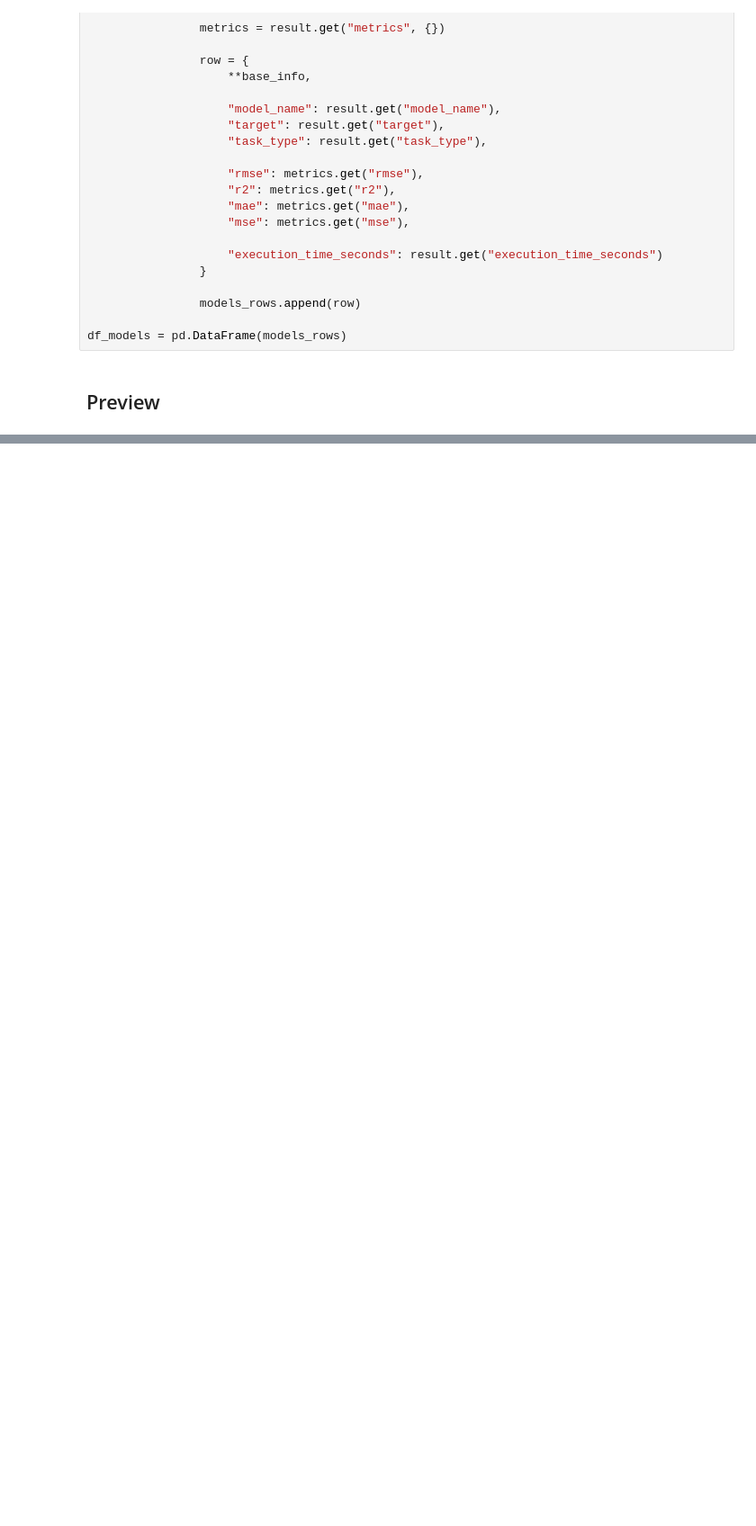
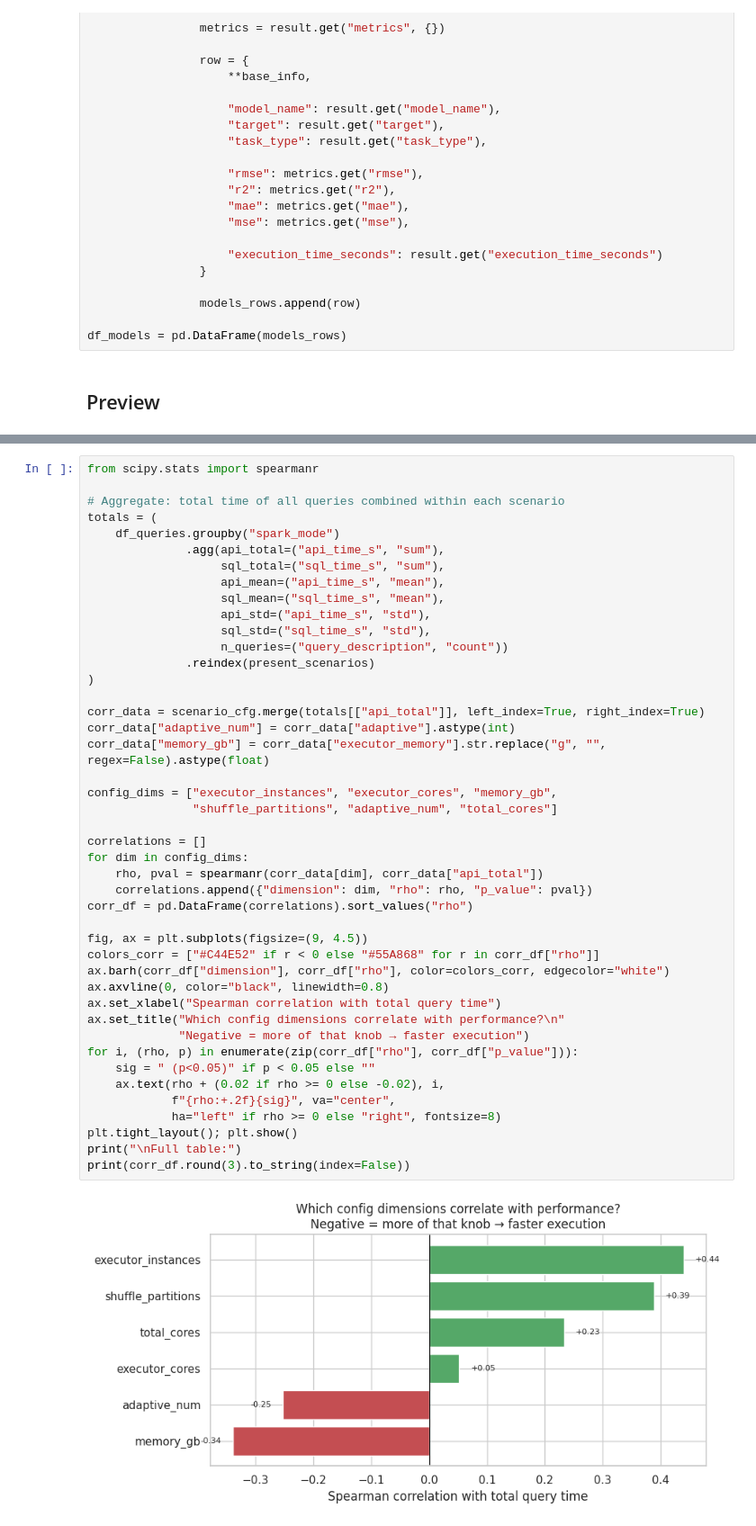
Before and after one commit to Mariana-rc01/SparkAndDrive, a Jupyter notebook: results&performance.ipynb, the cells around one changed output, grey strips where cells are left out. Shown at 90% size. Drawn from its saved outputs; the diff is of its cells as text; blank space fills up the shorter version.

Commit message:
performance notebook done

```diff
--- a/results&performance.ipynb
+++ b/results&performance.ipynb
@@ -153,0 +1375,46 @@ df_queries
+# %%
+from scipy.stats import spearmanr
+
+# Aggregate: total time of all queries combined within each scenario
+totals = (
+    df_queries.groupby("spark_mode")
+              .agg(api_total=("api_time_s", "sum"),
+                   sql_total=("sql_time_s", "sum"),
+                   api_mean=("api_time_s", "mean"),
+                   sql_mean=("sql_time_s", "mean"),
+                   api_std=("api_time_s", "std"),
+                   sql_std=("sql_time_s", "std"),
+                   n_queries=("query_description", "count"))
+              .reindex(present_scenarios)
+)
+
+corr_data = scenario_cfg.merge(totals[["api_total"]], left_index=True, right_index=True)
+corr_data["adaptive_num"] = corr_data["adaptive"].astype(int)
+corr_data["memory_gb"] = corr_data["executor_memory"].str.replace("g", "", regex=False).astype(float)
+
+config_dims = ["executor_instances", "executor_cores", "memory_gb",
+               "shuffle_partitions", "adaptive_num", "total_cores"]
+
+correlations = []
+for dim in config_dims:
+    rho, pval = spearmanr(corr_data[dim], corr_data["api_total"])
+    correlations.append({"dimension": dim, "rho": rho, "p_value": pval})
+corr_df = pd.DataFrame(correlations).sort_values("rho")
+
+fig, ax = plt.subplots(figsize=(9, 4.5))
+colors_corr = ["#C44E52" if r < 0 else "#55A868" for r in corr_df["rho"]]
+ax.barh(corr_df["dimension"], corr_df["rho"], color=colors_corr, edgecolor="white")
+ax.axvline(0, color="black", linewidth=0.8)
+ax.set_xlabel("Spearman correlation with total query time")
+ax.set_title("Which config dimensions correlate with performance?\n"
+             "Negative = more of that knob → faster execution")
+for i, (rho, p) in enumerate(zip(corr_df["rho"], corr_df["p_value"])):
+    sig = " (p<0.05)" if p < 0.05 else ""
+    ax.text(rho + (0.02 if rho >= 0 else -0.02), i,
+            f"{rho:+.2f}{sig}", va="center",
+            ha="left" if rho >= 0 else "right", fontsize=8)
+plt.tight_layout(); plt.show()
+print("\nFull table:")
+print(corr_df.round(3).to_string(index=False))
+# %% [output]
+[figure, added]
```
Also changed, not shown: parts of 19 cells of this notebook.
